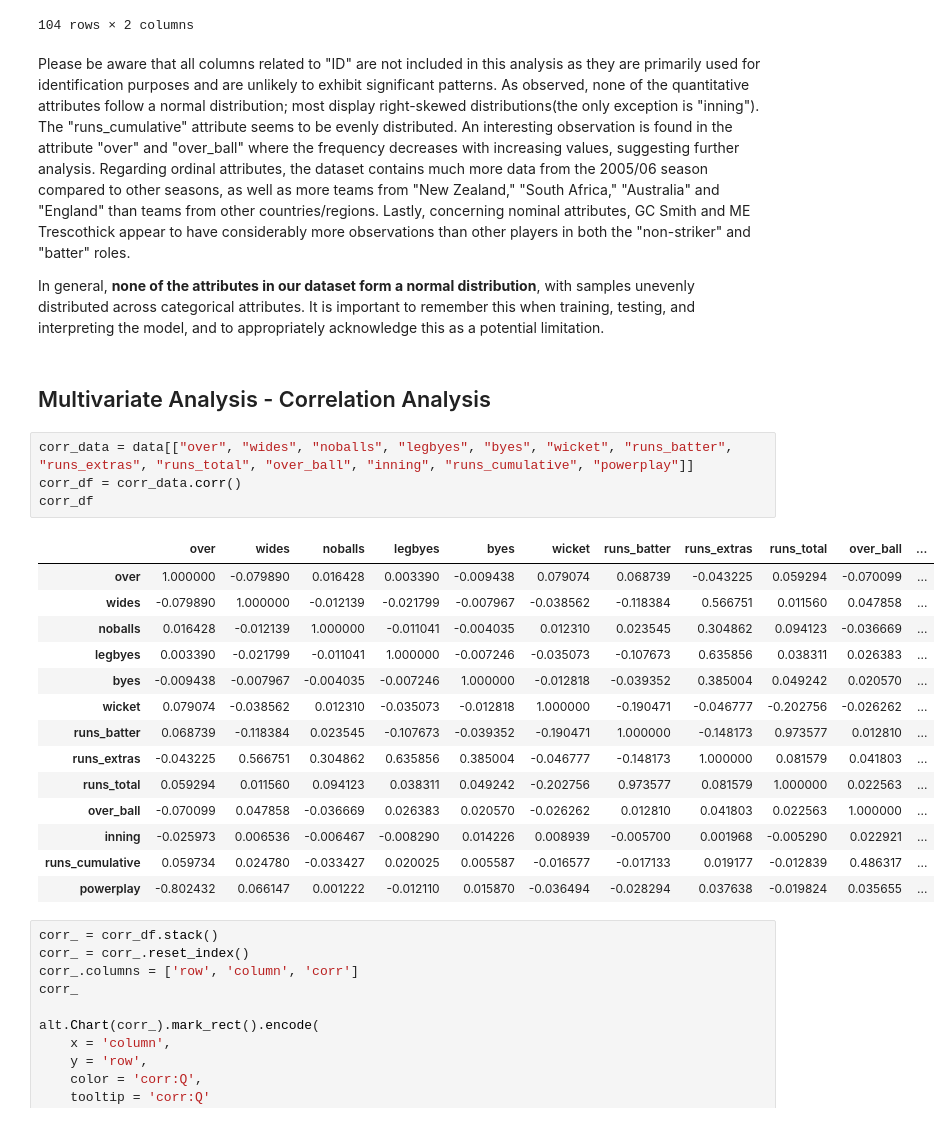
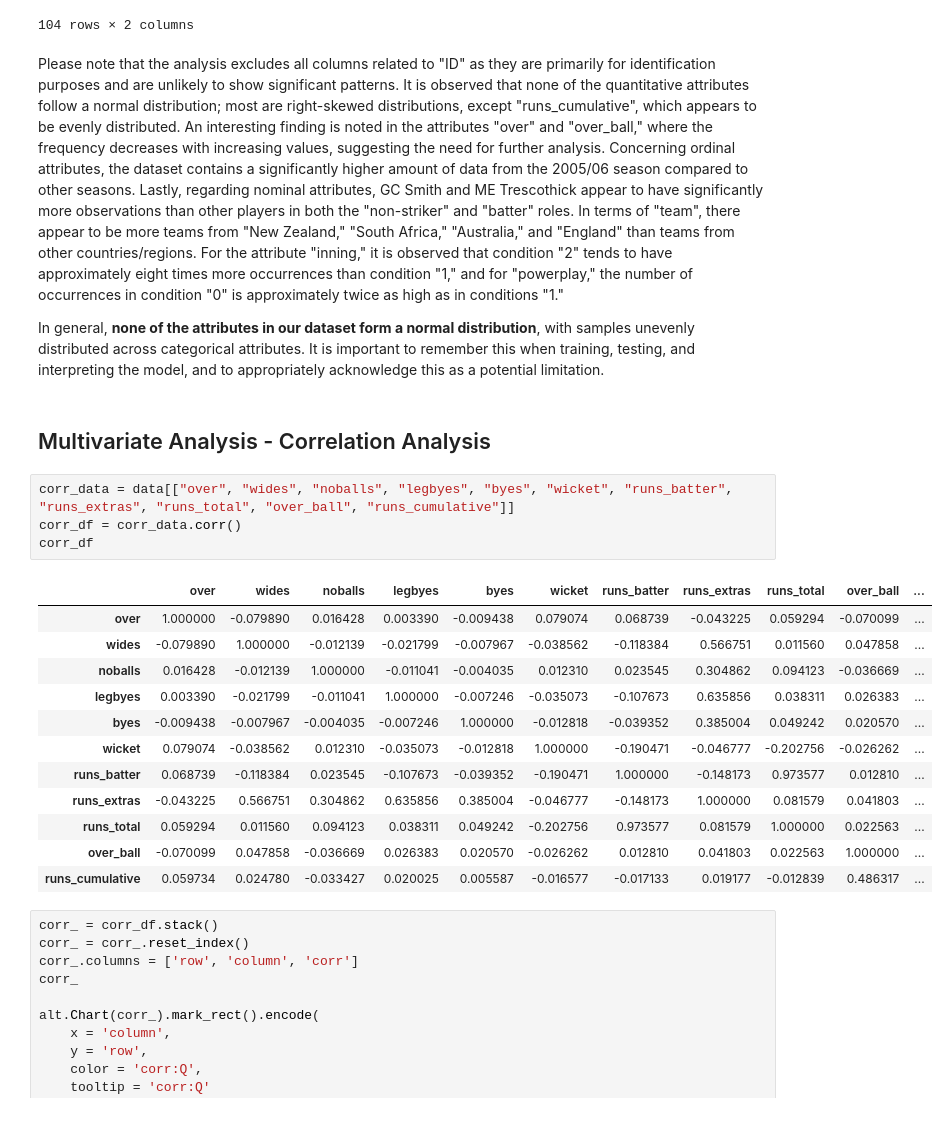
Before and after one commit to DSCI-310-2024/DSCI-310-Group-11-Cricket-Analysis, a Jupyter notebook: EDA.ipynb, the cells around one changed output. Cells and saved outputs as stored; diff of their text form.

```diff
--- a/EDA.ipynb
+++ b/EDA.ipynb
@@ -151,30 +151,28 @@ data["non_striker"].value_counts().reset_index()
 | 103 | IDR Bradshaw | 1 |
 104 rows × 2 columns
 # %% [markdown]
-Please be aware that all columns related to "ID" are not included in this analysis as they are primarily used for identification purposes and are unlikely to exhibit significant patterns. As observed, none of the quantitative attributes follow a normal distribution; most display right-skewed distributions(the only exception is "inning"). The "runs_cumulative" attribute seems to be evenly distributed. An interesting observation is found in the attribute "over" and "over_ball" where the frequency decreases with increasing values, suggesting further analysis. Regarding ordinal attributes, the dataset contains much more data from the 2005/06 season compared to other seasons, as well as more teams from "New Zealand," "South Africa," "Australia" and "England" than teams from other countries/regions. Lastly, concerning nominal attributes, GC Smith and ME Trescothick appear to have considerably more observations than other players in both the "non-striker" and "batter" roles.
+Please note that the analysis excludes all columns related to "ID" as they are primarily for identification purposes and are unlikely to show significant patterns. It is observed that none of the quantitative attributes follow a normal distribution; most are right-skewed distributions, except "runs_cumulative", which appears to be evenly distributed. An interesting finding is noted in the attributes "over" and "over_ball," where the frequency decreases with increasing values, suggesting the need for further analysis. Concerning ordinal attributes, the dataset contains a significantly higher amount of data from the 2005/06 season compared to other seasons. Lastly, regarding nominal attributes, GC Smith and ME Trescothick appear to have significantly more observations than other players in both the "non-striker" and "batter" roles. In terms of "team", there appear to be more teams from "New Zealand," "South Africa," "Australia," and "England" than teams from other countries/regions. For the attribute "inning," it is observed that condition "2" tends to have approximately eight times more occurrences than condition "1," and for "powerplay," the number of occurrences in condition "0" is approximately twice as high as in conditions "1."
 
 In general, **none of the attributes in our dataset form a normal distribution**, with samples unevenly distributed across categorical attributes. It is important to remember this when training, testing, and interpreting the model, and to appropriately acknowledge this as a potential limitation.
 # %% [markdown]
 ## Multivariate Analysis - Correlation Analysis
 # %%
-corr_data = data[["over", "wides", "noballs", "legbyes", "byes", "wicket", "runs_batter", "runs_extras", "runs_total", "over_ball", "inning", "runs_cumulative", "powerplay"]]
+corr_data = data[["over", "wides", "noballs", "legbyes", "byes", "wicket", "runs_batter", "runs_extras", "runs_total", "over_ball", "runs_cumulative"]]
 corr_df = corr_data.corr()
 corr_df
 # %% [output]
 |  | over | wides | noballs | legbyes | byes | wicket | runs_batter | runs_extras | runs_total | over_ball | ... |
 | over | 1.000000 | -0.079890 | 0.016428 | 0.003390 | -0.009438 | 0.079074 | 0.068739 | -0.043225 | 0.059294 | -0.070099 | ... |
 | wides | -0.079890 | 1.000000 | -0.012139 | -0.021799 | -0.007967 | -0.038562 | -0.118384 | 0.566751 | 0.011560 | 0.047858 | ... |
 | noballs | 0.016428 | -0.012139 | 1.000000 | -0.011041 | -0.004035 | 0.012310 | 0.023545 | 0.304862 | 0.094123 | -0.036669 | ... |
 | legbyes | 0.003390 | -0.021799 | -0.011041 | 1.000000 | -0.007246 | -0.035073 | -0.107673 | 0.635856 | 0.038311 | 0.026383 | ... |
 | byes | -0.009438 | -0.007967 | -0.004035 | -0.007246 | 1.000000 | -0.012818 | -0.039352 | 0.385004 | 0.049242 | 0.020570 | ... |
 | wicket | 0.079074 | -0.038562 | 0.012310 | -0.035073 | -0.012818 | 1.000000 | -0.190471 | -0.046777 | -0.202756 | -0.026262 | ... |
 | runs_batter | 0.068739 | -0.118384 | 0.023545 | -0.107673 | -0.039352 | -0.190471 | 1.000000 | -0.148173 | 0.973577 | 0.012810 | ... |
 | runs_extras | -0.043225 | 0.566751 | 0.304862 | 0.635856 | 0.385004 | -0.046777 | -0.148173 | 1.000000 | 0.081579 | 0.041803 | ... |
 | runs_total | 0.059294 | 0.011560 | 0.094123 | 0.038311 | 0.049242 | -0.202756 | 0.973577 | 0.081579 | 1.000000 | 0.022563 | ... |
 | over_ball | -0.070099 | 0.047858 | -0.036669 | 0.026383 | 0.020570 | -0.026262 | 0.012810 | 0.041803 | 0.022563 | 1.000000 | ... |
-| inning | -0.025973 | 0.006536 | -0.006467 | -0.008290 | 0.014226 | 0.008939 | -0.005700 | 0.001968 | -0.005290 | 0.022921 | ... |
 | runs_cumulative | 0.059734 | 0.024780 | -0.033427 | 0.020025 | 0.005587 | -0.016577 | -0.017133 | 0.019177 | -0.012839 | 0.486317 | ... |
-| powerplay | -0.802432 | 0.066147 | 0.001222 | -0.012110 | 0.015870 | -0.036494 | -0.028294 | 0.037638 | -0.019824 | 0.035655 | ... |
 # %%
 corr_ = corr_df.stack()
 corr_ = corr_.reset_index()
```
Also changed, not shown: parts of 6 cells of this notebook, 1 other file.
